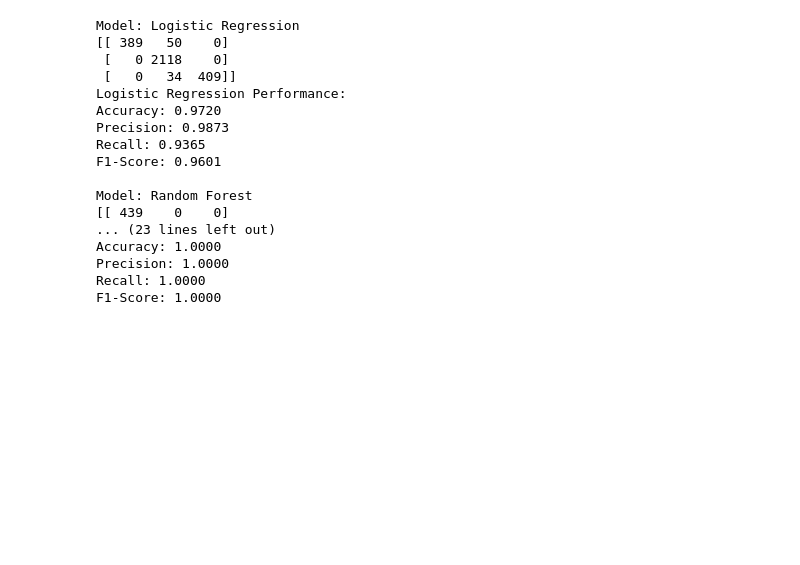
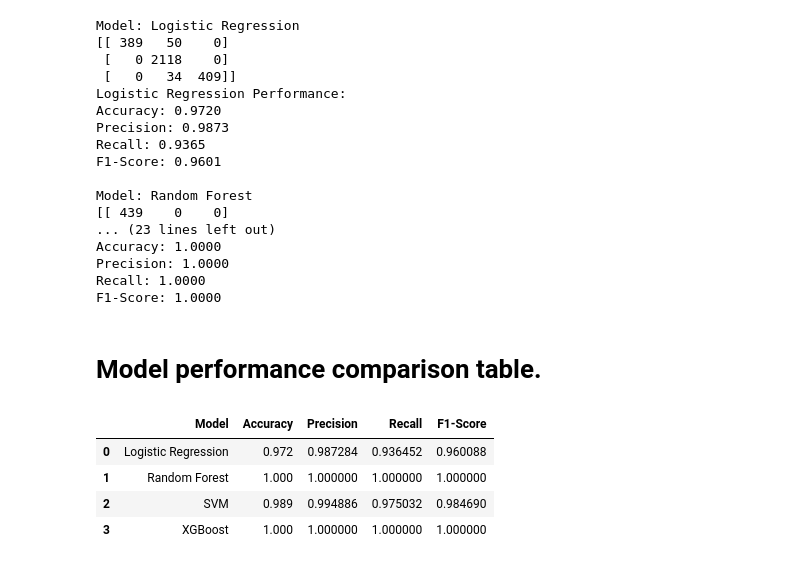
Before and after one commit to Dipto1971/Statistical-Analysis-Data-Science, a Jupyter notebook: Assignment/Assignment(2022_2_60_044).ipynb, the cells around one changed output. Cells and saved outputs as stored; diff of their text form; code cells hidden in the pictures; blank space fills up the shorter version.

```diff
--- a/Assignment/Assignment(2022_2_60_044).ipynb
+++ b/Assignment/Assignment(2022_2_60_044).ipynb
@@ -619,3 +637,49 @@ Accuracy: 1.0000
 Precision: 1.0000
 Recall: 1.0000
 F1-Score: 1.0000
+# %% [markdown]
+# Model performance comparison table.
+# %%
+import pandas as pd
+
+# Create a dictionary to store results
+model_results = {
+    "Model": ["Logistic Regression", "Random Forest", "SVM", "XGBoost"],
+    "Accuracy": [
+        accuracy_score(y_test, y_pred_lr),
+        accuracy_score(y_test, y_pred_rf),
+        accuracy_score(y_test, y_pred_svm),
+        accuracy_score(y_test, y_pred_xgb)
+    ],
+    "Precision": [
+        precision_score(y_test, y_pred_lr, average='macro', zero_division=0),
+        precision_score(y_test, y_pred_rf, average='macro', zero_division=0),
+        precision_score(y_test, y_pred_svm, average='macro', zero_division=0),
+        precision_score(y_test, y_pred_xgb, average='macro', zero_division=0)
+    ],
+    "Recall": [
+        recall_score(y_test, y_pred_lr, average='macro', zero_division=0),
+        recall_score(y_test, y_pred_rf, average='macro', zero_division=0),
+        recall_score(y_test, y_pred_svm, average='macro', zero_division=0),
+        recall_score(y_test, y_pred_xgb, average='macro', zero_division=0)
+    ],
+    "F1-Score": [
+        f1_score(y_test, y_pred_lr, average='macro', zero_division=0),
+        f1_score(y_test, y_pred_rf, average='macro', zero_division=0),
+        f1_score(y_test, y_pred_svm, average='macro', zero_division=0),
+        f1_score(y_test, y_pred_xgb, average='macro', zero_division=0)
+    ]
+}
+
+# Create a DataFrame for comparison
+comparison_df = pd.DataFrame(model_results)
+
+# Optionally display the table nicely (if in a Jupyter Notebook/Colab environment)
+from IPython.display import display
+display(comparison_df)
+# %% [output]
+|  | Model | Accuracy | Precision | Recall | F1-Score |
+| 0 | Logistic Regression | 0.972 | 0.987284 | 0.936452 | 0.960088 |
+| 1 | Random Forest | 1.000 | 1.000000 | 1.000000 | 1.000000 |
+| 2 | SVM | 0.989 | 0.994886 | 0.975032 | 0.984690 |
+| 3 | XGBoost | 1.000 | 1.000000 | 1.000000 | 1.000000 |
```
Also changed, not shown: parts of 15 cells of this notebook.
